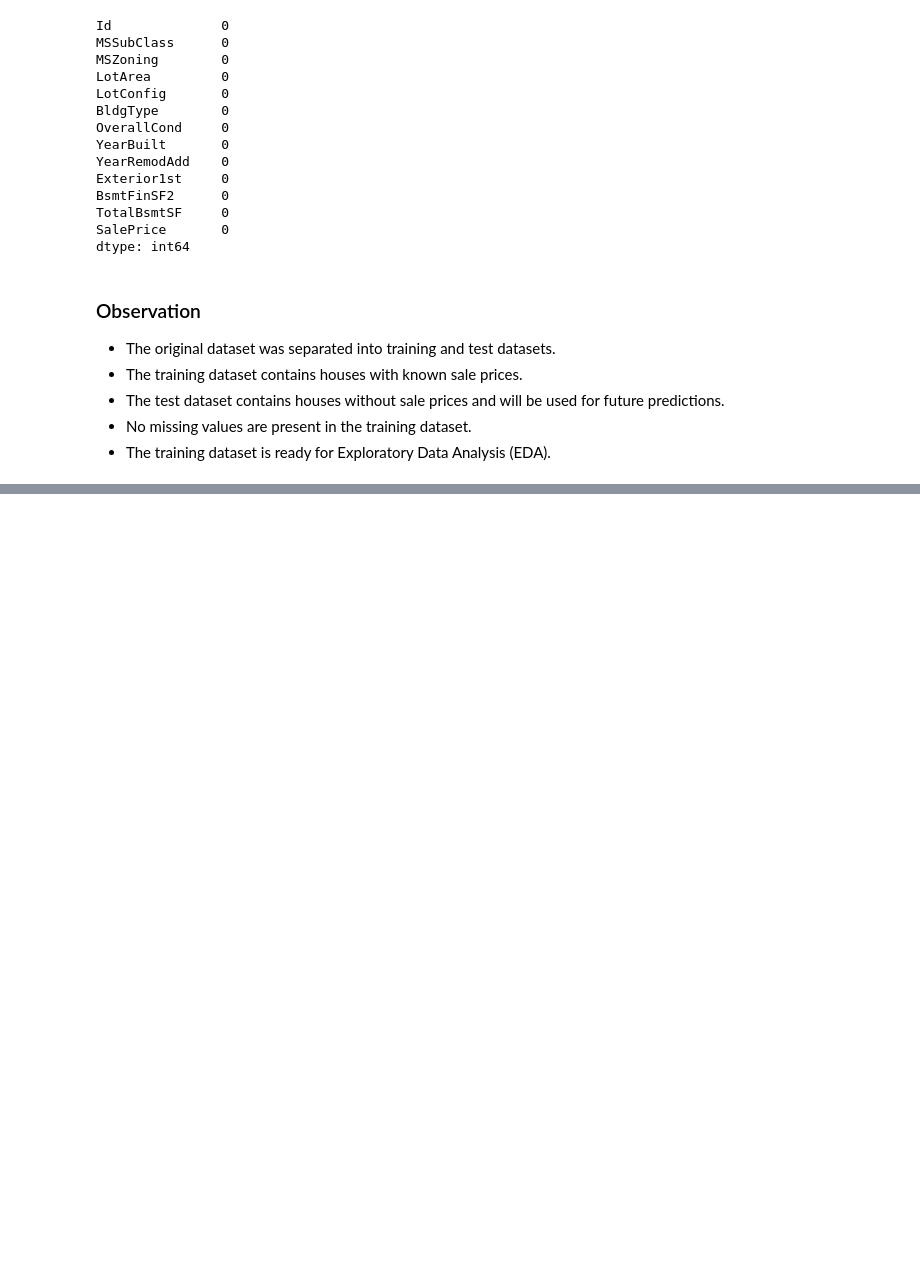
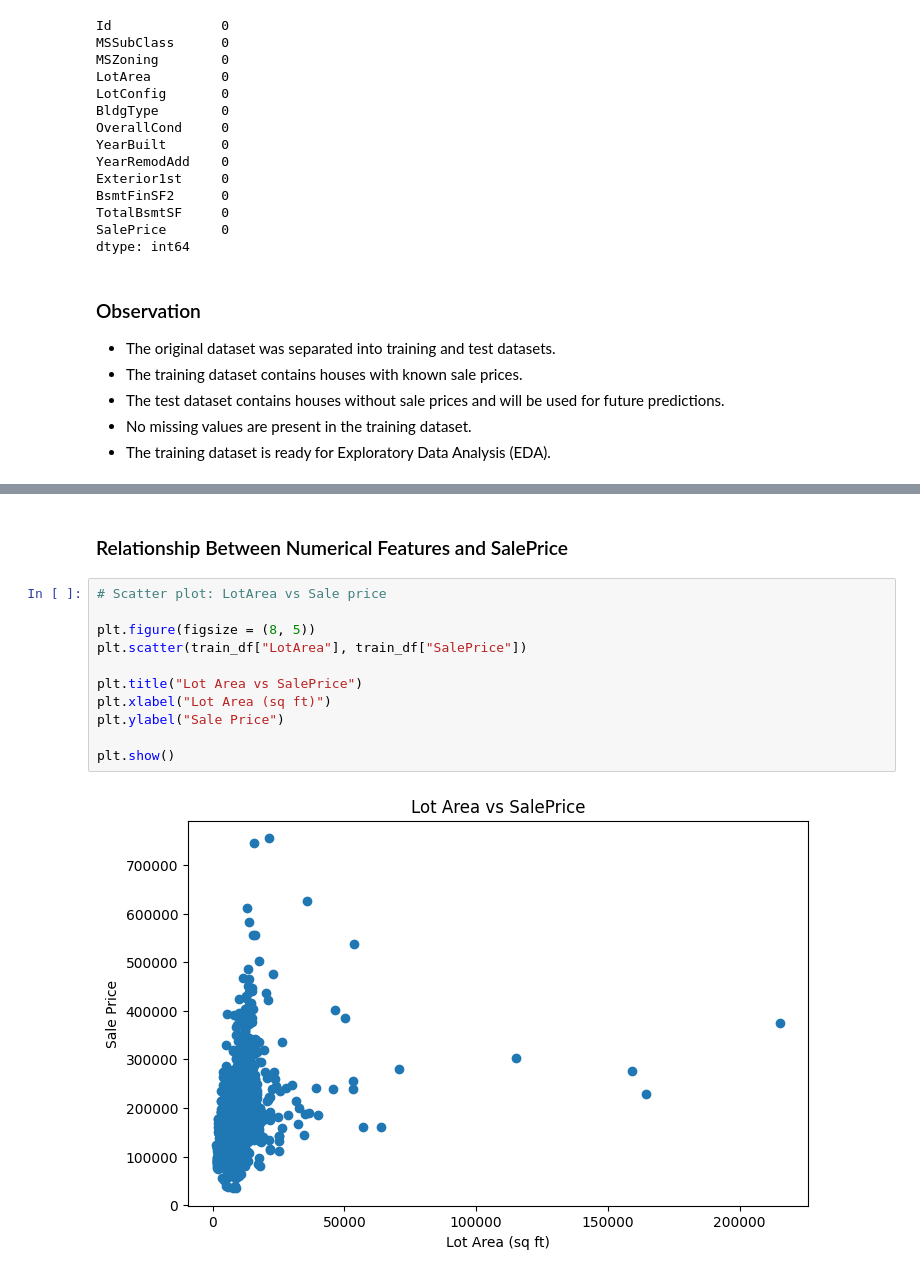
Before and after one commit to Alekhya-2006/house-price-prediction, a Jupyter notebook: notebooks/house_price_prediction.ipynb, the cells around one changed output, grey strips where cells are left out. Drawn from its saved outputs; the diff is of its cells as text; blank space fills up the shorter version.

```diff
--- a/notebooks/house_price_prediction.ipynb
+++ b/notebooks/house_price_prediction.ipynb
@@ -181,0 +252,15 @@ dtype: int64
+# %% [markdown]
+### Relationship Between Numerical Features and SalePrice
+# %%
+# Scatter plot: LotArea vs Sale price
+
+plt.figure(figsize = (8, 5))
+plt.scatter(train_df["LotArea"], train_df["SalePrice"])
+
+plt.title("Lot Area vs SalePrice")
+plt.xlabel("Lot Area (sq ft)")
+plt.ylabel("Sale Price")
+
+plt.show()
+# %% [output]
+[figure, added]
```
Also changed, not shown: parts of 20 cells of this notebook.
